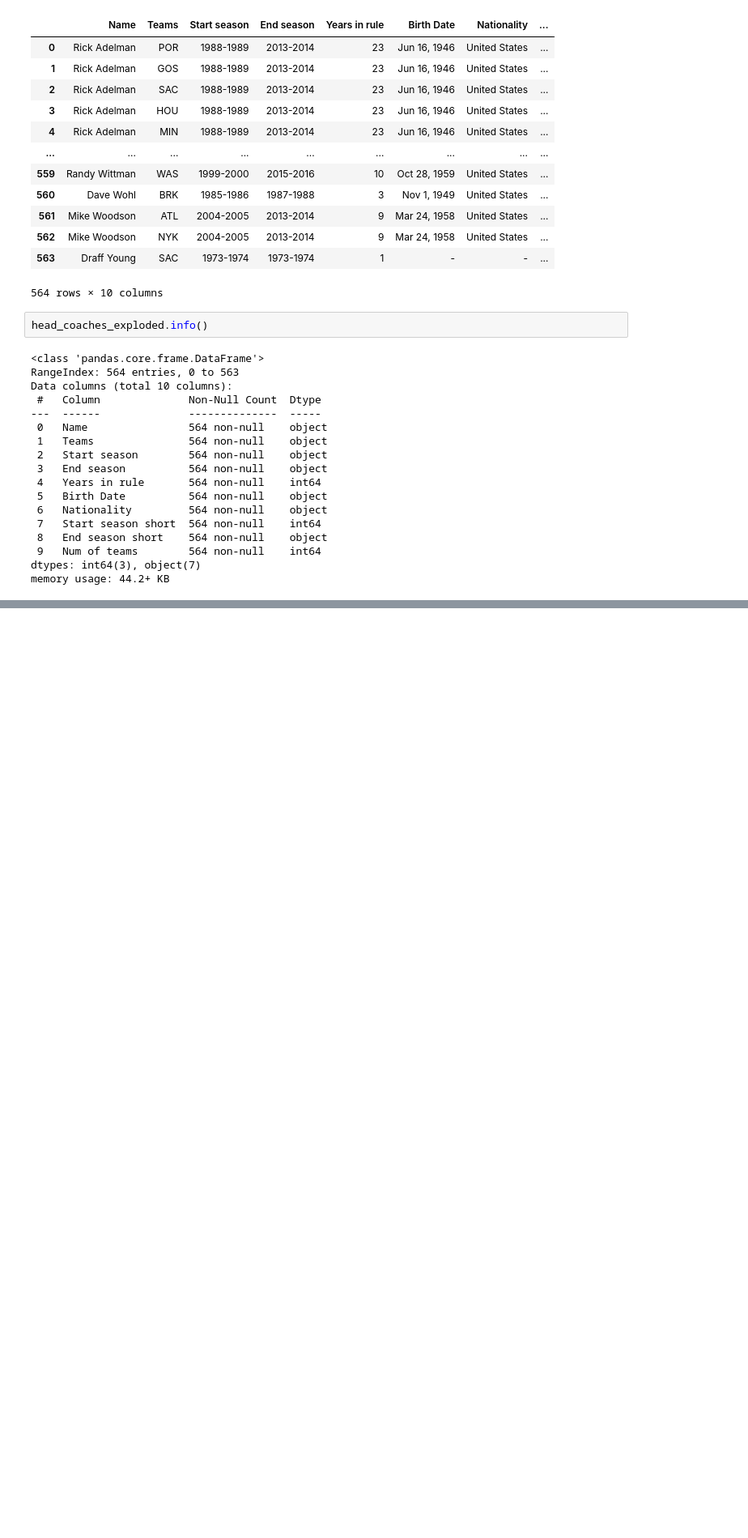
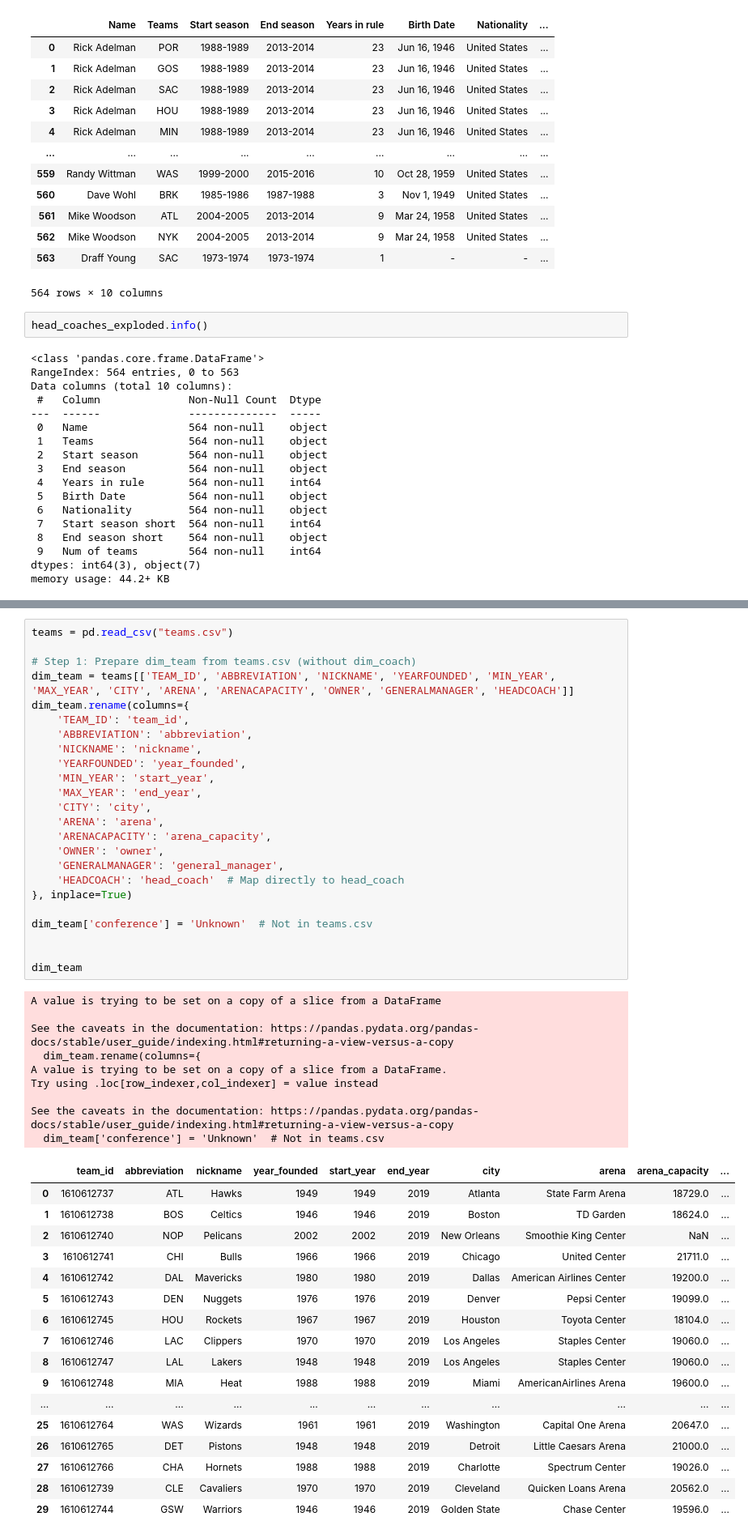
Before and after one commit to najeh-halawani/NBA-Data-Warehouse, a Jupyter notebook: ETL.ipynb, the cells around one changed output, grey strips where cells are left out. Shown at 81% size. Cells and saved outputs as stored; diff of their text form; blank space fills up the shorter version.

```diff
--- a/ETL.ipynb
+++ b/ETL.ipynb
@@ -374,0 +674,51 @@ memory usage: 44.2+ KB
+# %%
+teams = pd.read_csv("teams.csv")
+
+# Step 1: Prepare dim_team from teams.csv (without dim_coach)
+dim_team = teams[['TEAM_ID', 'ABBREVIATION', 'NICKNAME', 'YEARFOUNDED', 'MIN_YEAR', 'MAX_YEAR', 'CITY', 'ARENA', 'ARENACAPACITY', 'OWNER', 'GENERALMANAGER', 'HEADCOACH']]
+dim_team.rename(columns={
+    'TEAM_ID': 'team_id',
+    'ABBREVIATION': 'abbreviation',
+    'NICKNAME': 'nickname',
+    'YEARFOUNDED': 'year_founded',
+    'MIN_YEAR': 'start_year',
+    'MAX_YEAR': 'end_year',
+    'CITY': 'city',
+    'ARENA': 'arena',
+    'ARENACAPACITY': 'arena_capacity',
+    'OWNER': 'owner',
+    'GENERALMANAGER': 'general_manager',
+    'HEADCOACH': 'head_coach'  # Map directly to head_coach
+}, inplace=True)
+
+dim_team['conference'] = 'Unknown'  # Not in teams.csv
+
+
+dim_team
+# %% [output]
+A value is trying to be set on a copy of a slice from a DataFrame
+
+See the caveats in the documentation: https://pandas.pydata.org/pandas-docs/stable/user_guide/indexing.html#returning-a-view-versus-a-copy
+  dim_team.rename(columns={
+A value is trying to be set on a copy of a slice from a DataFrame.
+Try using .loc[row_indexer,col_indexer] = value instead
+
+See the caveats in the documentation: https://pandas.pydata.org/pandas-docs/stable/user_guide/indexing.html#returning-a-view-versus-a-copy
+  dim_team['conference'] = 'Unknown'  # Not in teams.csv
+|  | team_id | abbreviation | nickname | year_founded | start_year | end_year | city | arena | arena_capacity | ... |
+| 0 | 1610612737 | ATL | Hawks | 1949 | 1949 | 2019 | Atlanta | State Farm Arena | 18729.0 | ... |
+| 1 | 1610612738 | BOS | Celtics | 1946 | 1946 | 2019 | Boston | TD Garden | 18624.0 | ... |
+| 2 | 1610612740 | NOP | Pelicans | 2002 | 2002 | 2019 | New Orleans | Smoothie King Center | NaN | ... |
+| 3 | 1610612741 | CHI | Bulls | 1966 | 1966 | 2019 | Chicago | United Center | 21711.0 | ... |
+| 4 | 1610612742 | DAL | Mavericks | 1980 | 1980 | 2019 | Dallas | American Airlines Center | 19200.0 | ... |
+| 5 | 1610612743 | DEN | Nuggets | 1976 | 1976 | 2019 | Denver | Pepsi Center | 19099.0 | ... |
+| 6 | 1610612745 | HOU | Rockets | 1967 | 1967 | 2019 | Houston | Toyota Center | 18104.0 | ... |
+| 7 | 1610612746 | LAC | Clippers | 1970 | 1970 | 2019 | Los Angeles | Staples Center | 19060.0 | ... |
+| 8 | 1610612747 | LAL | Lakers | 1948 | 1948 | 2019 | Los Angeles | Staples Center | 19060.0 | ... |
+| 9 | 1610612748 | MIA | Heat | 1988 | 1988 | 2019 | Miami | AmericanAirlines Arena | 19600.0 | ... |
+| ... | ... | ... | ... | ... | ... | ... | ... | ... | ... | ... |
+| 25 | 1610612764 | WAS | Wizards | 1961 | 1961 | 2019 | Washington | Capital One Arena | 20647.0 | ... |
+| 26 | 1610612765 | DET | Pistons | 1948 | 1948 | 2019 | Detroit | Little Caesars Arena | 21000.0 | ... |
+| 27 | 1610612766 | CHA | Hornets | 1988 | 1988 | 2019 | Charlotte | Spectrum Center | 19026.0 | ... |
+| 28 | 1610612739 | CLE | Cavaliers | 1970 | 1970 | 2019 | Cleveland | Quicken Loans Arena | 20562.0 | ... |
+| 29 | 1610612744 | GSW | Warriors | 1946 | 1946 | 2019 | Golden State | Chase Center | 19596.0 | ... |
```
Also changed, not shown: parts of 15 cells of this notebook, 15 other files.
